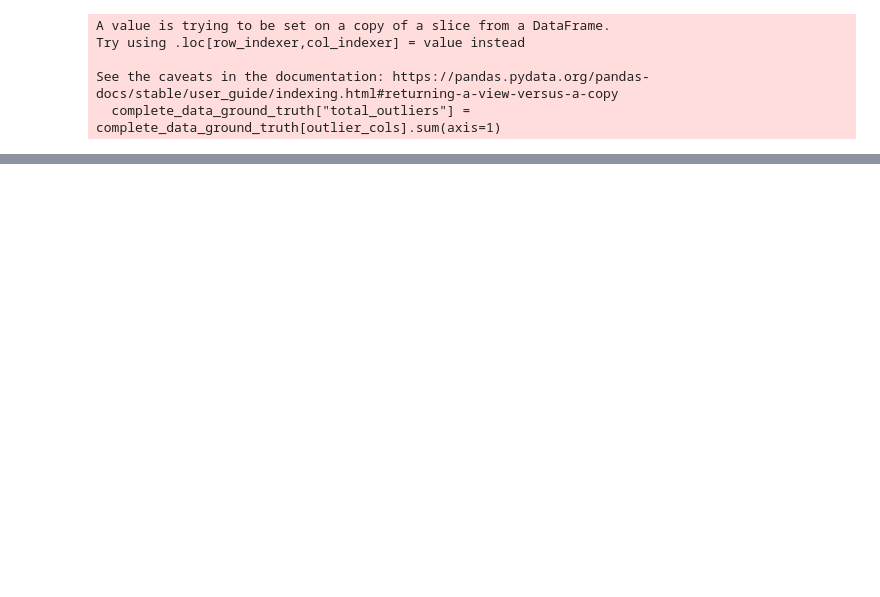
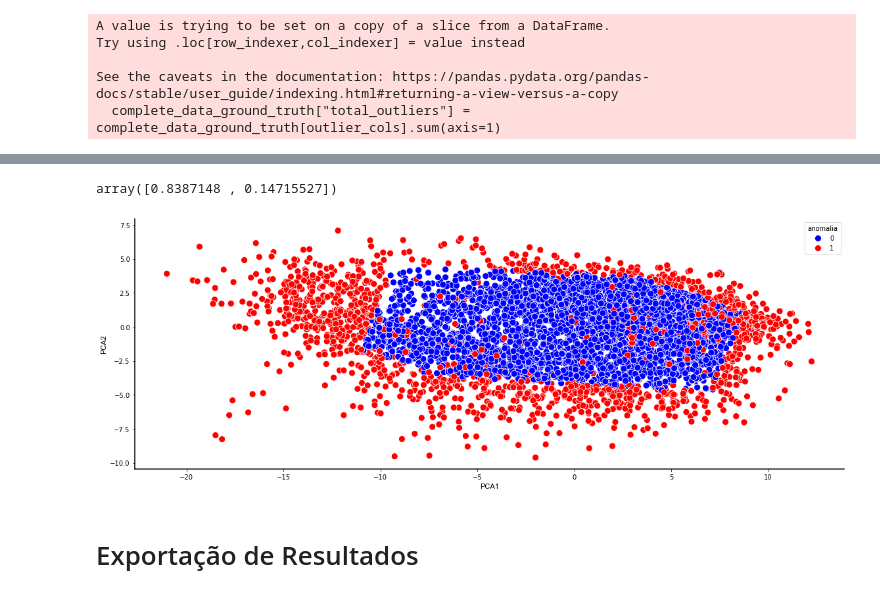
Before and after one commit to AlexandreSaback/tcc_anomaly_detection, a Jupyter notebook: explorations/AD_04_GroundTruth.ipynb, the cells around one changed output, grey strips where cells are left out. Cells and saved outputs as stored; diff of their text form; code cells hidden in the pictures; blank space fills up the shorter version.

Commit message:
Format plots

```diff
--- a/explorations/AD_04_GroundTruth.ipynb
+++ b/explorations/AD_04_GroundTruth.ipynb
@@ -180,2 +191,63 @@ See the caveats in the documentation: https://pandas.pydata.org/pandas-docs/stab
+# %%
+pca = PCA(n_components=2, random_state=42)
+
+pca_df = pca.fit_transform(
+    complete_data_ground_truth[
+        complete_data_ground_truth.columns.to_list()[3:-5]])
+pca_df = pd.DataFrame(data=pca_df, columns=["PCA1", "PCA2"])
+pca_df["anomalia"] = (complete_data_ground_truth["total_outliers"] > 0).astype(int)
+
+display(pca.fit(complete_data_ground_truth[
+    complete_data_ground_truth.columns.to_list()[3:-5]]).explained_variance_ratio_)
+
+fig, ax = plt.subplots(figsize=(16, 6))
+sns.scatterplot(
+    x='PCA1', y='PCA2',
+    hue='anomalia',
+    data=pca_df,
+    ax=ax,
+    palette={0: 'blue', 1: 'red'},
+    s=100
+)
+
+# >>> Aplicando as regras de formatação:
+
+# 1. Remover o título
+ax.set_title('')
+
+# 2. Remover linhas de grade
+ax.grid(False)
+
+# 3. Remover bordas (spines)
+for spine in ['top', 'right']:
+    ax.spines[spine].set_visible(False)
+
+# 4. Eixos principais: linha sólida preta com 1.5 pt
+for spine in ['left', 'bottom']:
+    ax.spines[spine].set_linewidth(1.5)
+    ax.spines[spine].set_color('black')
+
+# 5. Títulos dos eixos em Arial, tamanho 11 ou menor, cor preta
+ax.set_xlabel('PCA1', fontsize=11, fontname='Arial', color='black')
+ax.set_ylabel('PCA2', fontsize=11, fontname='Arial', color='black')
+
+# 6. Fundo branco (sem preenchimento)
+ax.set_facecolor('white')
+fig.patch.set_facecolor('white')
+
+# Ajuste final de layout
+plt.tight_layout()
+plt.show()
+
+# fig, ax = plt.subplots(figsize=(16, 6))
+# sns.scatterplot(x='PCA1', y='PCA2', hue='anomaly', data=pca_df, ax=ax, palette={0: 'blue', 1: 'red'}, s=100)
+# plt.title(f'PCA - Variáveis Numéricas')
+# plt.tight_layout()
+# plt.show()
+# %% [output]
+array([0.8387148 , 0.14715527])
+[figure, added]
+# %% [markdown]
+# Exportação de Resultados
 # %%
 complete_data_ground_truth.to_csv(join(DATA_PATH, "complete_data_ground_truth.csv"), index=False)
```
Also changed, not shown: parts of 4 cells of this notebook.
